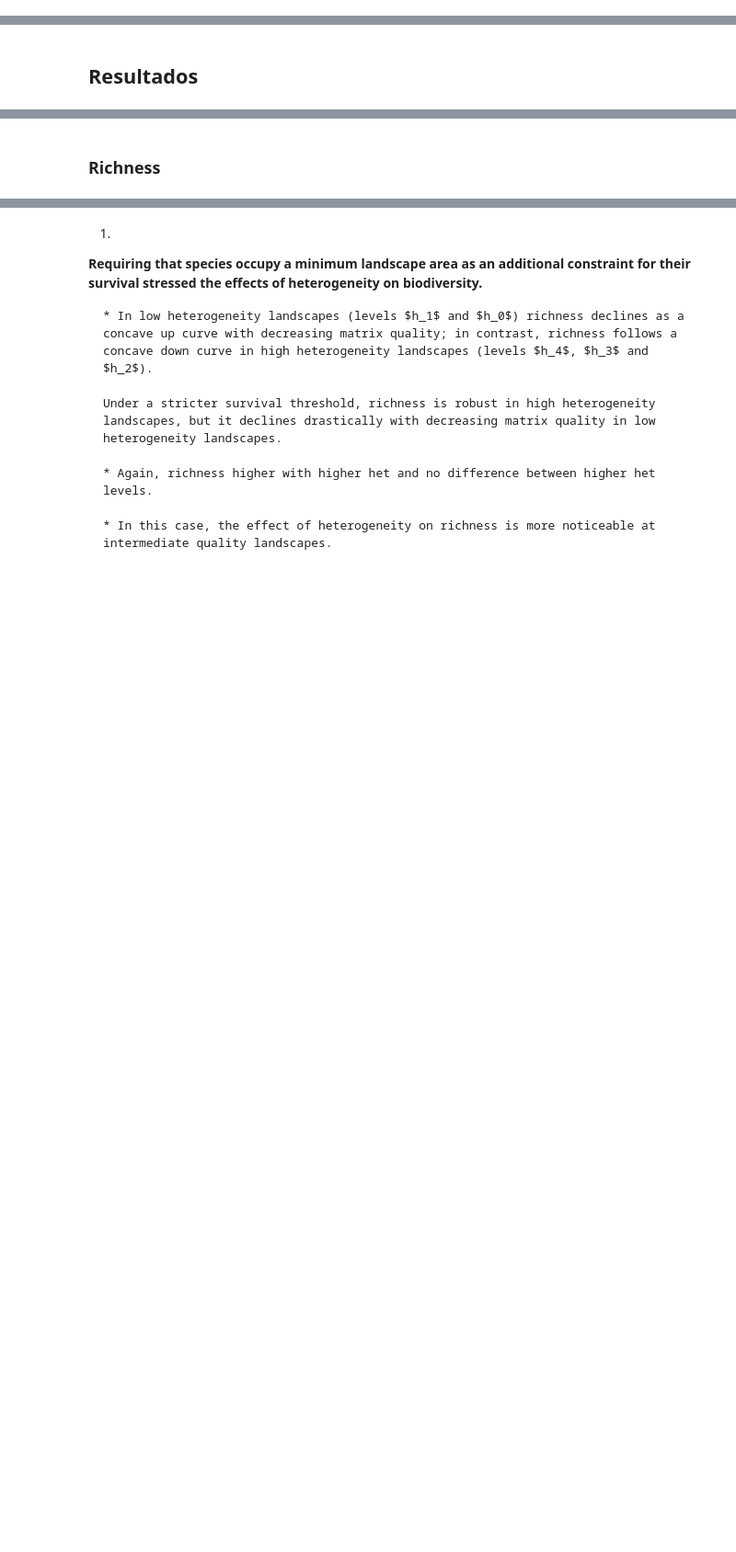
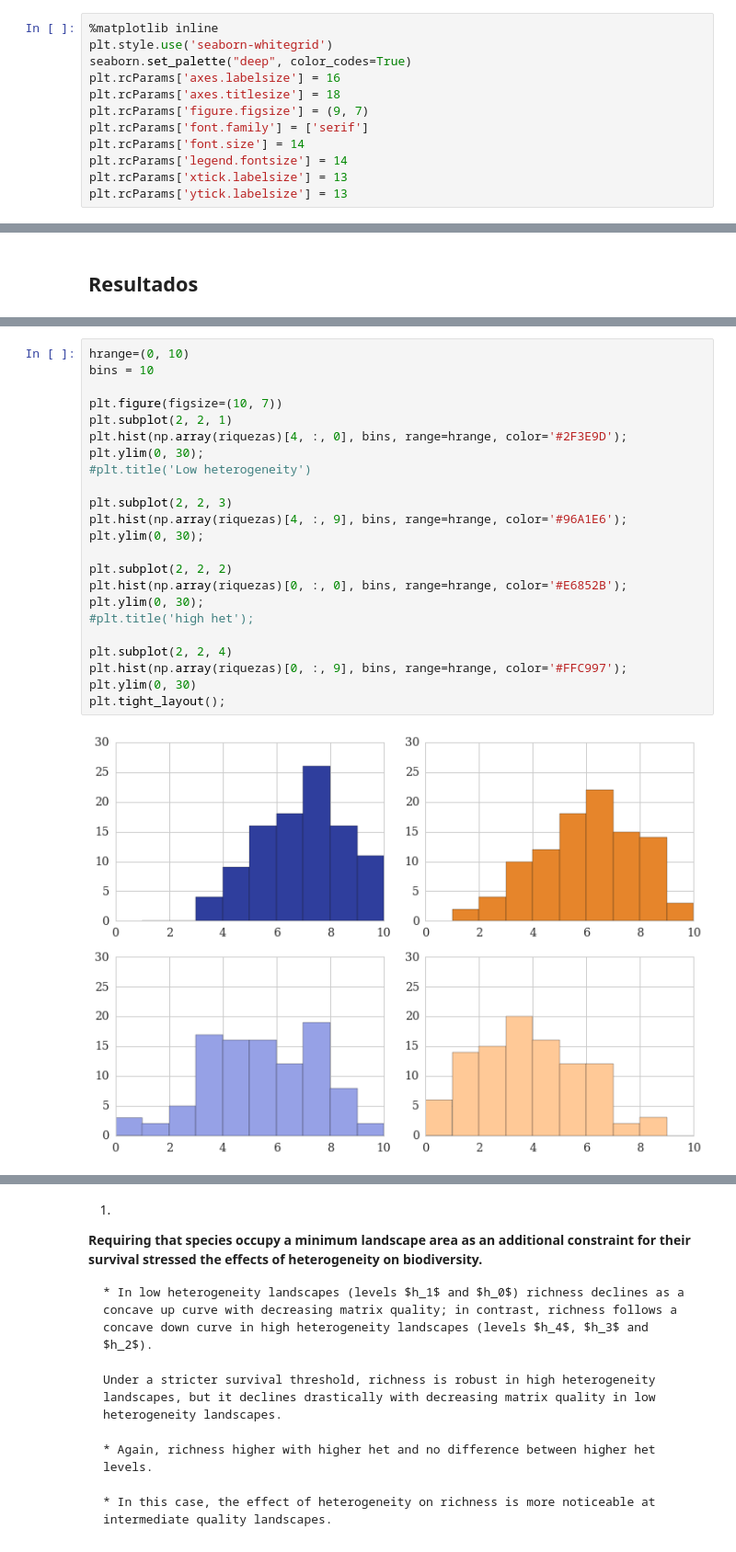
Before and after one commit to iramosp/MatrizAgroecol-gica, a Jupyter notebook: Analisis_Exp1.ipynb, the cells around one changed output, grey strips where cells are left out. Shown: that part at 92% size. Cells and saved outputs as stored; diff of their text form; blank space fills up the shorter version.

```diff
--- a/Analisis_Exp1.ipynb
+++ b/Analisis_Exp1.ipynb
@@ -15,3 +9,15 @@ np.set_printoptions(precision=3, suppress=True)
+# %%
+%matplotlib inline
+plt.style.use('seaborn-whitegrid')
+seaborn.set_palette("deep", color_codes=True)
+plt.rcParams['axes.labelsize'] = 16
+plt.rcParams['axes.titlesize'] = 18
+plt.rcParams['figure.figsize'] = (9, 7)
+plt.rcParams['font.family'] = ['serif']
+plt.rcParams['font.size'] = 14
+plt.rcParams['legend.fontsize'] = 14
+plt.rcParams['xtick.labelsize'] = 13
+plt.rcParams['ytick.labelsize'] = 13
 # %%
 %run medidas_biodiversidad.py
 # %% [markdown]
@@ -200,4 +198,27 @@ graficar_violin('Richness', np.array(riquezas), riquezas_mean, riquezas_sd)
-# %% [markdown]
-### Richness
+# %%
+hrange=(0, 10)
+bins = 10
+
+plt.figure(figsize=(10, 7))
+plt.subplot(2, 2, 1)
+plt.hist(np.array(riquezas)[4, :, 0], bins, range=hrange, color='#2F3E9D');
+plt.ylim(0, 30);
+#plt.title('Low heterogeneity')
+
+plt.subplot(2, 2, 3)
+plt.hist(np.array(riquezas)[4, :, 9], bins, range=hrange, color='#96A1E6');
+plt.ylim(0, 30);
+
+plt.subplot(2, 2, 2)
+plt.hist(np.array(riquezas)[0, :, 0], bins, range=hrange, color='#E6852B');
+plt.ylim(0, 30);
+#plt.title('high het');
+
+plt.subplot(2, 2, 4)
+plt.hist(np.array(riquezas)[0, :, 9], bins, range=hrange, color='#FFC997');
+plt.ylim(0, 30)
+plt.tight_layout();
+# %% [output]
+[figure, added]
 # %%
 graficar('Species richness', riquezas_mean, riquezas_sd)
```
Also changed, not shown: parts of 32 cells of this notebook.
